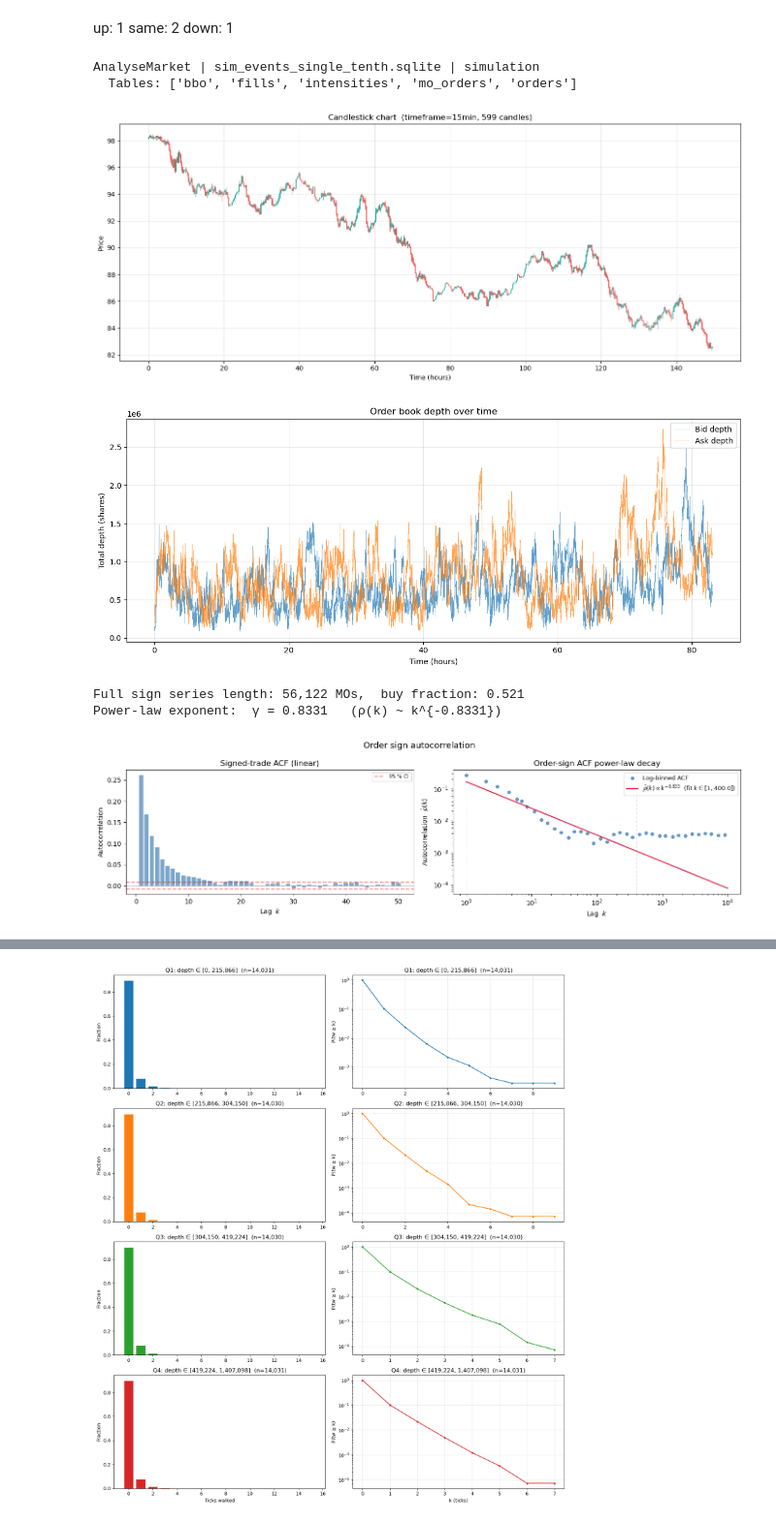
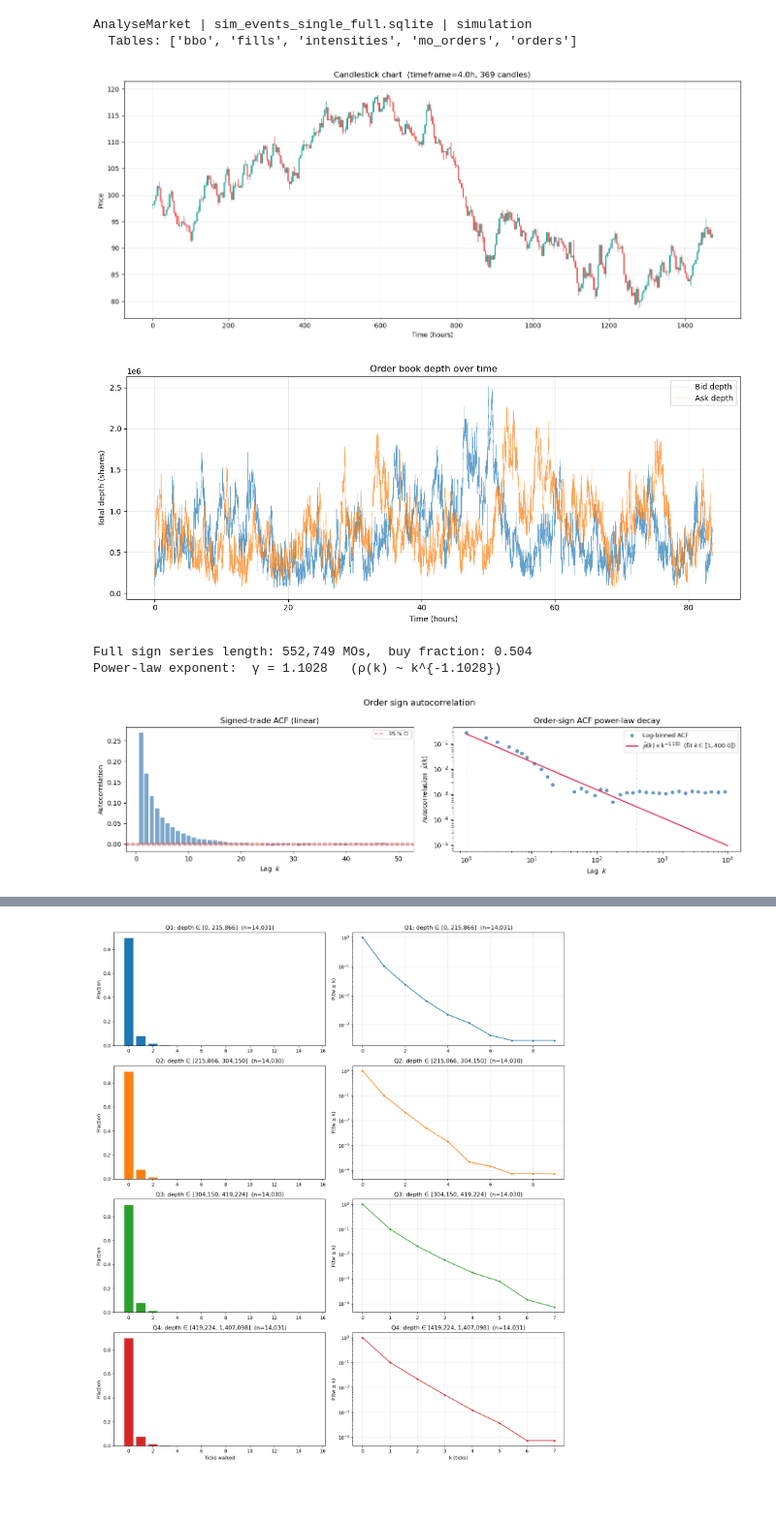
Before and after one commit to JTimmr/thesis, a Jupyter notebook: notebooks/simulation.ipynb, the cells around one changed output, grey strips where cells are left out. Shown at 97% size. Drawn from its saved outputs; the diff is of its cells as text; code cells hidden in the pictures; blank space fills up the shorter version.

```diff
--- a/notebooks/simulation.ipynb
+++ b/notebooks/simulation.ipynb
@@ -33,25 +59,21 @@ sim.plot_book()
 # %%
 sim.run(overwrite=True)
-# %% [markdown]
-up: 1
-same: 2
-down: 1
 # %%
-db_path = str(helpers.project_root() / "data" / "sim_events_single_tenth.sqlite")
+db_path = str(helpers.project_root() / "data" / "sim_events_single_full.sqlite")
 am_single = AnalyseMarket(db_path, tick_size=tick_size)
-am_single.plot_candlestick(timeframe=900)
+am_single.plot_candlestick(timeframe=14400)
 am_single.plot_depth(n_events=1_000_000, offset=0)
 # %% [output]
-AnalyseMarket | sim_events_single_tenth.sqlite | simulation
+AnalyseMarket | sim_events_single_full.sqlite | simulation
   Tables: ['bbo', 'fills', 'intensities', 'mo_orders', 'orders']
-[figure, old version]
+[figure, new version]
-[figure, old version]
+[figure, new version]
 # %%
 am_single.stylized_order_sign_autocorrelation(cap=400)
 # %% [output]
-Full sign series length: 56,122 MOs,  buy fraction: 0.521
-Power-law exponent:  γ = 0.8331   (ρ(k) ~ k^{-0.8331})
+Full sign series length: 552,749 MOs,  buy fraction: 0.504
+Power-law exponent:  γ = 1.1028   (ρ(k) ~ k^{-1.1028})
-[figure, old version]
+[figure, new version]
 # %%
 am_single.price_impact_propagator(split_regimes=True)
 # %% [output]
```
Also changed, not shown: parts of 14 cells of this notebook.
